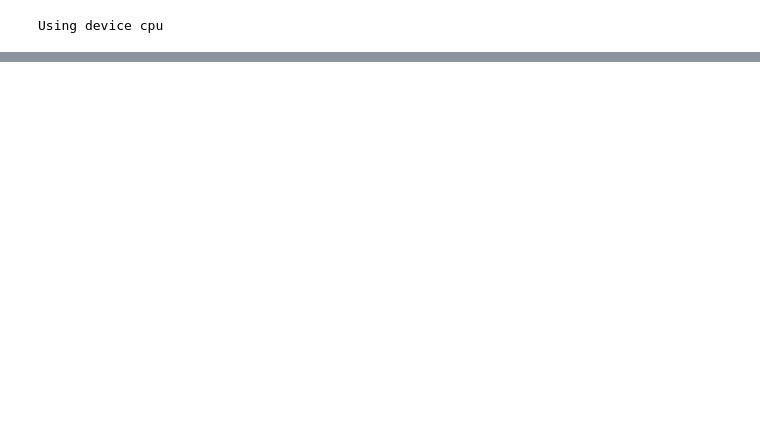
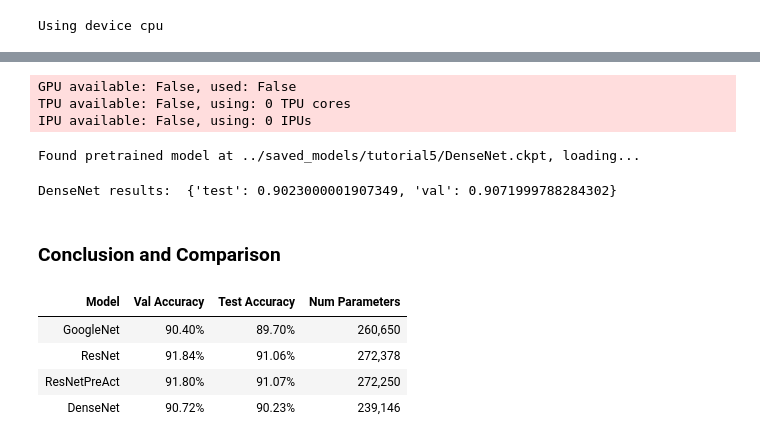
Before and after one commit to john-s-li/dl_tutorials, a Jupyter notebook: 5 - Inception, ResNet, and DenseNet/CNNs.ipynb, the cells around one changed output, grey strips where cells are left out. Cells and saved outputs as stored; diff of their text form; code cells hidden in the pictures; blank space fills up the shorter version.

Commit message:
Finished tutorial 5

```diff
--- a/5 - Inception, ResNet, and DenseNet/CNNs.ipynb
+++ b/5 - Inception, ResNet, and DenseNet/CNNs.ipynb
@@ -91,0 +414,7 @@ Data std [0.24703223 0.24348513 0.26158784]
+# %%
+googlenet_model, googlenet_results = train_model(model_name="GoogleNet",
+                                                 model_hparams={"num_classes": 10,
+                                                                "act_fn_name": "relu"},
+                                                 optimizer_name="Adam",
+                                                 optimizer_hparams={"lr": 1e-3,
+                                                                    "weight_decay": 1e-4})
@@ -91,0 +602,12 @@ Data std [0.24703223 0.24348513 0.26158784]
+# %%
+resnetpreact_model, resnetpreact_results = train_model(model_name="ResNet",
+                                                       model_hparams={"num_classes": 10,
+                                                                      "c_hidden": [16,32,64],
+                                                                      "num_blocks": [3,3,3],
+                                                                      "act_fn_name": "relu",
+                                                                      "block_name": "PreActResNetBlock"},
+                                                       optimizer_name="SGD",
+                                                       optimizer_hparams={"lr": 0.1,
+                                                                          "momentum": 0.9,
+                                                                          "weight_decay": 1e-4},
+                                                       save_name="ResNetPreAct")
@@ -91,0 +759,21 @@ Data std [0.24703223 0.24348513 0.26158784]
+# %%
+densenet_model, densenet_results = train_model(model_name="DenseNet",
+                                               model_hparams={"num_classes": 10,
+                                                              "num_layers": [6,6,6,6],
+                                                              "bn_size": 2,
+                                                              "growth_rate": 16,
+                                                              "act_fn_name": "relu"},
+                                               optimizer_name="Adam",
+                                               optimizer_hparams={"lr": 1e-3,
+                                                                  "weight_decay": 1e-4})
+# %% [output]
+GPU available: False, used: False
+TPU available: False, using: 0 TPU cores
+IPU available: False, using: 0 IPUs
+Found pretrained model at ../saved_models/tutorial5/DenseNet.ckpt, loading...
+# %%
+print("DenseNet results: ", densenet_results)
+# %% [output]
+DenseNet results:  {'test': 0.9023000001907349, 'val': 0.9071999788284302}
+# %% [markdown]
+### Conclusion and Comparison
@@ -91,0 +787,21 @@ Data std [0.24703223 0.24348513 0.26158784]
+# %%
+import tabulate
+from IPython.display import display, HTML
+all_models = [
+    ("GoogleNet", googlenet_results, googlenet_model),
+    ("ResNet", resnet_results, resnet_model),
+    ("ResNetPreAct", resnetpreact_results, resnetpreact_model),
+    ("DenseNet", densenet_results, densenet_model)
+]
+table = [[model_name,
+          f"{100.0*model_results['val']:4.2f}%",
+          f"{100.0*model_results['test']:4.2f}%",
+          "{:,}".format(sum([np.prod(p.shape) for p in model.parameters()]))]
+         for model_name, model_results, model in all_models]
+display(HTML(tabulate.tabulate(table, tablefmt='html', headers=["Model", "Val Accuracy", "Test Accuracy", "Num Parameters"])))
+# %% [output]
+| Model | Val Accuracy | Test Accuracy | Num Parameters |
+| GoogleNet | 90.40% | 89.70% | 260,650 |
+| ResNet | 91.84% | 91.06% | 272,378 |
+| ResNetPreAct | 91.80% | 91.07% | 272,250 |
+| DenseNet | 90.72% | 90.23% | 239,146 |
```
Also changed, not shown: parts of 39 cells of this notebook.
